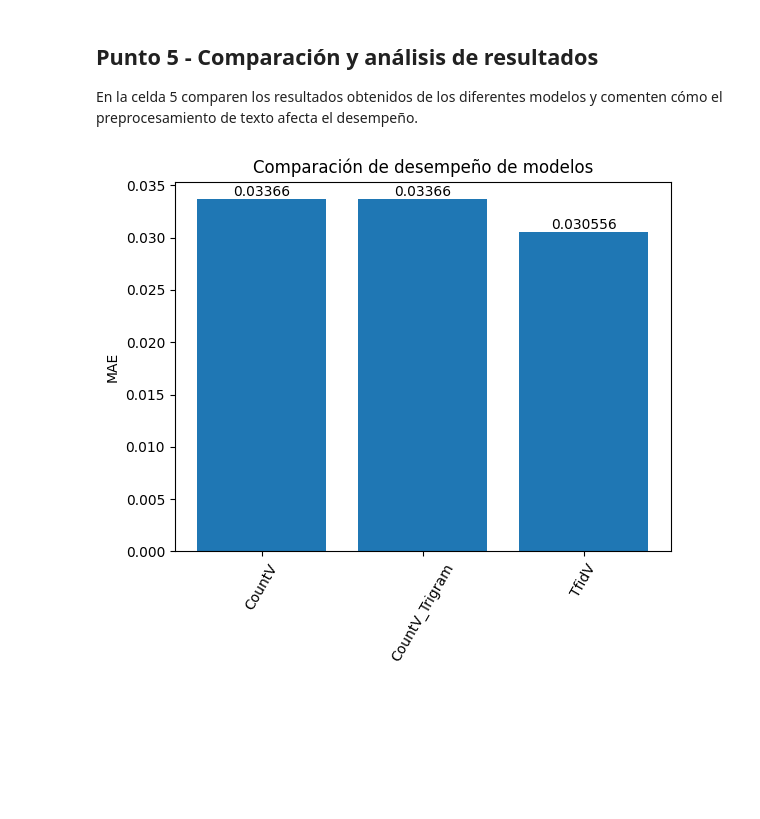
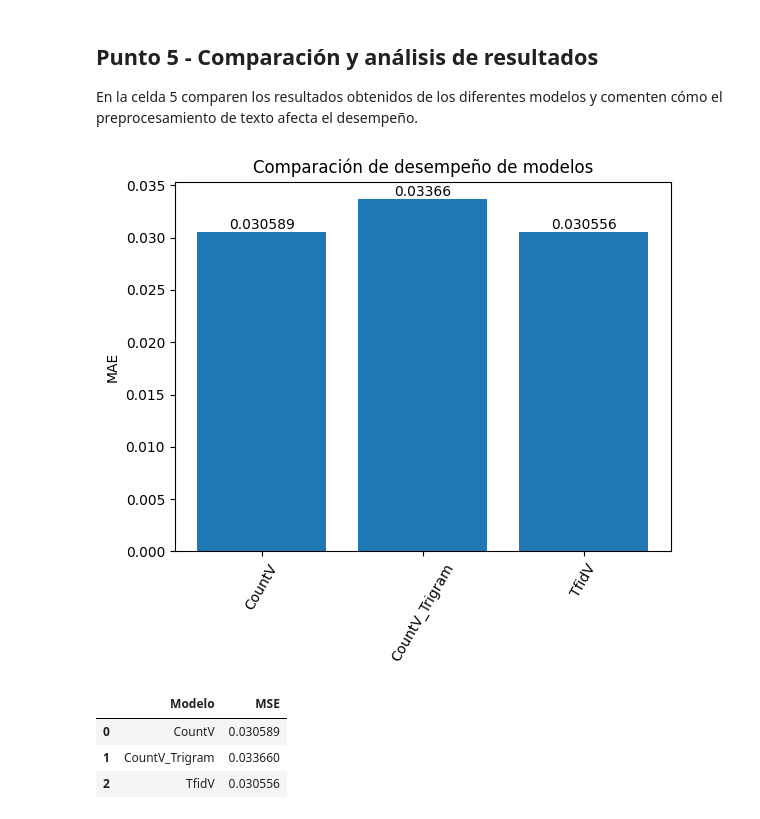
Before and after one commit to ggomez1803/ML-NLP, a Jupyter notebook: MIAD_ML_NLP_2023/Semana 4/S4TC1_Tokenizacion.ipynb, the cells around one changed output. Cells and saved outputs as stored; diff of their text form; code cells hidden in the pictures; blank space fills up the shorter version.

```diff
--- a/MIAD_ML_NLP_2023/Semana 4/S4TC1_Tokenizacion.ipynb
+++ b/MIAD_ML_NLP_2023/Semana 4/S4TC1_Tokenizacion.ipynb
@@ -74,12 +74,12 @@ from sklearn.ensemble import RandomForestRegressor
 from sklearn.metrics import mean_squared_error
 from sklearn.metrics import r2_score
 
-rf = RandomForestRegressor(n_estimators=100, max_depth=10, random_state=42)
+rf = RandomForestRegressor(n_estimators=100, max_depth=10, random_state=42, n_jobs=-1)
 rf.fit(X_dtm_train, y_train)
 y_pred = rf.predict(X_dtm_test)
-mse = mean_squared_error(y_test, y_pred)
+mse1 = mean_squared_error(y_test, y_pred)
 
-print("MSE:", mse)
+print("MSE:", mse1)
 # %% [output]
 MSE: 0.030588852665764596
 # %% [markdown]
@@ -220,19 +217,23 @@ En la celda 5 comparen los resultados obtenidos de los diferentes modelos y come
 # %%
 # Celda 5
 import matplotlib.pyplot as plt
 
-# Dataframe de comparación de desempeño
-df1 = pd.DataFrame({'Modelo': ['CountV', 'CountV_Trigram' ,'TfidV'], 'MSE': [mse,mse2, msetfid]})
-df1
-
 # Gráfica de comparación de desempeño
-plt.bar(['CountV', 'CountV_Trigram' ,'TfidV'], [mse,mse2, msetfid])
+plt.bar(['CountV', 'CountV_Trigram' ,'TfidV'], [mse1,mse, msetfid])
 plt.ylabel('MAE')
 plt.title('Comparación de desempeño de modelos')
 plt.xticks(rotation = 60)
 # Add data labels to each bar
-for i, v in enumerate([mse, mse2, msetfid]):
+for i, v in enumerate([mse1,mse, msetfid]):
     plt.text(i, v, str(round(v, 6)), ha='center', va='bottom')
 plt.show()
+
+# Dataframe de comparación de desempeño
+df1 = pd.DataFrame({'Modelo': ['CountV', 'CountV_Trigram' ,'TfidV'], 'MSE': [mse1,mse, msetfid]})
+df1
 # %% [output]
-[figure, old version]
+[figure, new version]
+|  | Modelo | MSE |
+| 0 | CountV | 0.030589 |
+| 1 | CountV_Trigram | 0.033660 |
+| 2 | TfidV | 0.030556 |
```
Also changed, not shown: parts of 3 cells of this notebook.
